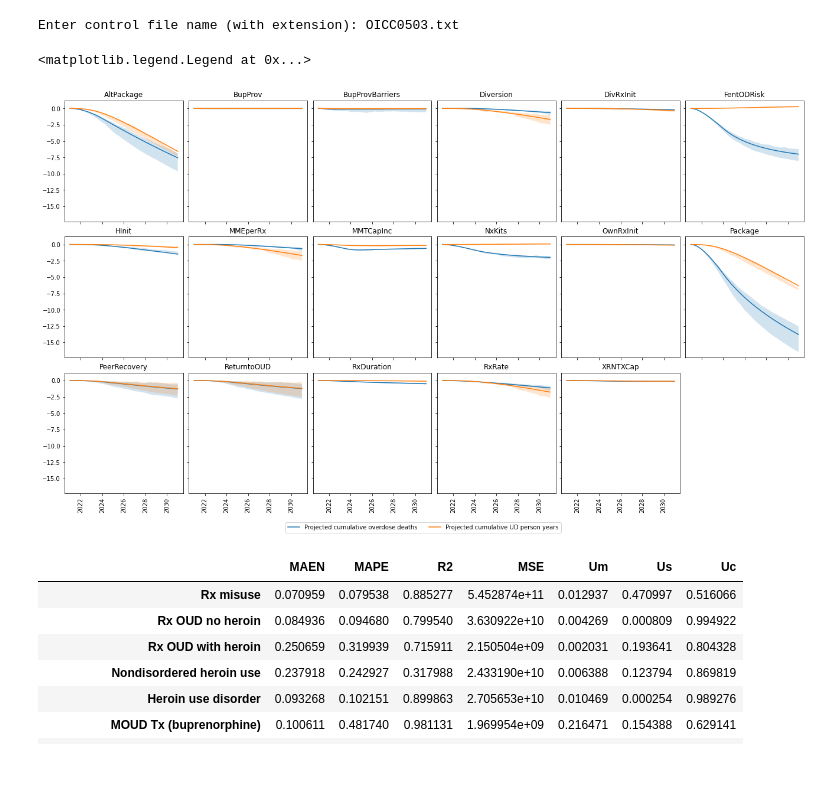
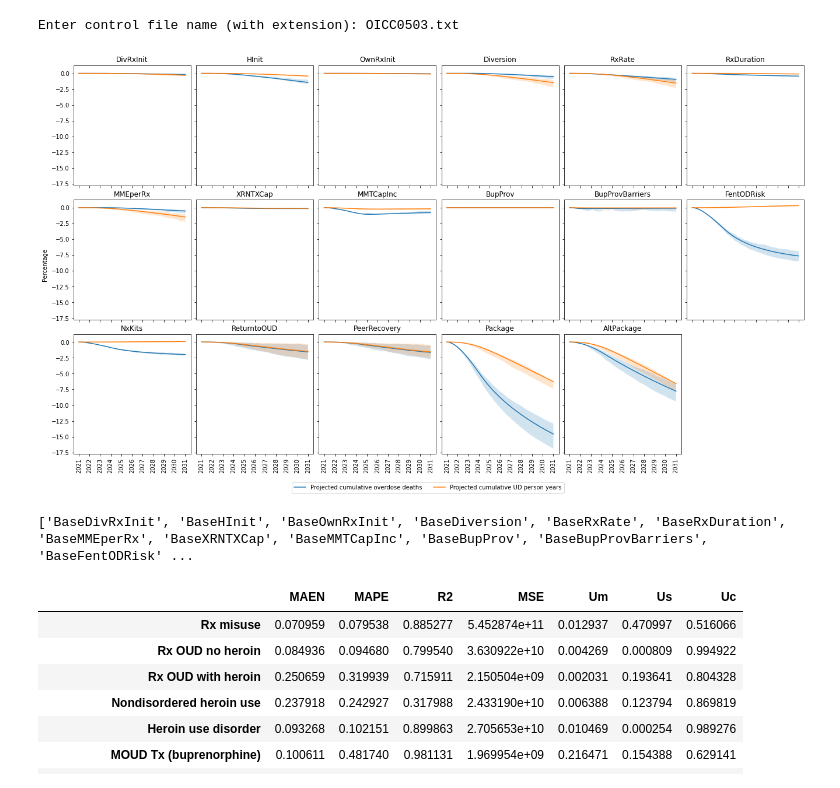
Before and after one commit to tseyanglim/SOURCE, a Jupyter notebook: OSM Graphing.ipynb, the cells around one changed output. Drawn from its saved outputs; the diff is of its cells as text; code cells hidden in the pictures.

Commit message:
Updated data, added axis labels and legend

```diff
--- a/OSM Graphing.ipynb
+++ b/OSM Graphing.ipynb
@@ -484,7 +484,7 @@ pollist = [base] + [f'{base}{cin[:-4]}' for cin in policylist] # Compile list of
 # projtable.to_csv(f'{baserunname}_polproj.tab', sep='\t')
 
 
-projtable = pd.read_csv(f'X_polproj.tab', sep='\t', index_col=[0,1,2])
+projtable = pd.read_csv(f'X3_polproj.tab', sep='\t', index_col=[0,1,2])
 projtable.columns = projtable.columns.astype(float)
 
 percentiles = ['0.0', '1.0', '2.5', '5.0', '10.0', '25.0', '50.0', '75.0', '90.0', '95.0', '97.5', '99.0', '100.0', 'EV']
@@ -509,6 +509,8 @@ pct_difference_df.columns = pct_difference_df.columns.astype(float)
 #display(pct_difference_df)
 
 pollist.remove(base) # inplace
+order = [4, 6, 10, 3, 15, 14, 7, 16, 8, 1, 2, 5, 9, 13, 12, 11, 0]
+pollist = [pollist[i] for i in order]
 
 fig0, axs = plt.subplots(3, 6, figsize=[18, 10], sharex=True, sharey=True, constrained_layout=True)
 
@@ -518,7 +520,7 @@ for ax, scen in zip(axs.flatten(), pollist):
     for var in projvars:
         ax.fill_between(s.columns, s.loc[var, str(2.5)], s.loc[var, str(97.5)], alpha=0.2)
         ax.set_title(scen[len(base):])
-        loc = mticker.MultipleLocator(base=2)
+        loc = mticker.MultipleLocator(base=1)
         ax.xaxis.set_major_locator(loc)
         ax.tick_params(axis='x', labelrotation=90)
 
@@ -527,37 +529,44 @@ for i in range(len(axs.flatten())-varnum):
         fig0.delaxes(axs.flatten()[varnum + i])
 
 flat_list = [item for sublist in lines for item in sublist]
-fig0.legend(flat_list, projvars, loc=8, ncol=2, bbox_to_anchor= (0.5, -0.05))
+lgd = fig0.legend(flat_list, projvars, loc=8, ncol=2, bbox_to_anchor= (0.5, -0.05))
+ylabel = fig0.text(-0.01, 0.5, 'Percentage', va='center', rotation='vertical')
 
+fig0.savefig('polproj.pdf', bbox_extra_artists=(lgd, ylabel,), bbox_inches='tight')
 
 # def proj_plot_template():
 #     """Lay out basic two-axes figure for outcome plots"""
 #     fig0, (ax0, ax1) = plt.subplots(1, 2, figsize=[12, 5], constrained_layout=True)
 
 #     for ax in [ax0, ax1]:
 #         loc = mticker.MultipleLocator(base=2)
 #         ax.xaxis.set_major_locator(loc)
 #         ax.tick_params(axis='x', labelrotation=90)
 #         ax.yaxis.set_major_formatter(mticker.ScalarFormatter())
 
 #     return fig0, ax0, ax1
 
 # def fmt_proj_template(fig, ax0, ax1):
 #     """Format two-axes figure for outcome plots"""
 #     ax0.ticklabel_format(axis='y', style='sci', scilimits=(3,3))
 #     ax1.yaxis.tick_right()
 #     ax1.yaxis.set_label_position('right')
 #     ax1.ticklabel_format(axis='y', style='sci', scilimits=(6,6))
 #     ax0.set_ylim(-0.27E05, 5.13E05)
 #     ax1.set_ylim(-0.2E07, 3.8E07)
 #     ax0.set_ylabel('Cumulative overdose deaths (thousands)')
 #     ax1.set_ylabel('Cumulative use disorder person-years (millions)')
 #     ax0.set_title('Projected cumulative overdose deaths', fontsize=14)
 #     ax1.set_title('Projected cumulative use disorder person-years', fontsize=14)
 #     ax0.legend(loc=4)
 # %% [output]
-<matplotlib.legend.Legend at 0x...>
-[figure, old version]
+[figure, new version]
+# %%
+order = [4, 6, 10, 3, 15, 14, 7, 16, 8, 1, 2, 5, 9, 13, 12, 11, 0]
+pollist = [pollist[i] for i in order]
+print(pollist)
+# %% [output]
+['BaseDivRxInit', 'BaseHInit', 'BaseOwnRxInit', 'BaseDiversion', 'BaseRxRate', 'BaseRxDuration', 'BaseMMEperRx', 'BaseXRNTXCap', 'BaseMMTCapInc', 'BaseBupProv', 'BaseBupProvBarriers', 'BaseFentODRisk' ...
 # %%
 ##### DATA FILE PREPARATION AND CLEANING #####
 
```
